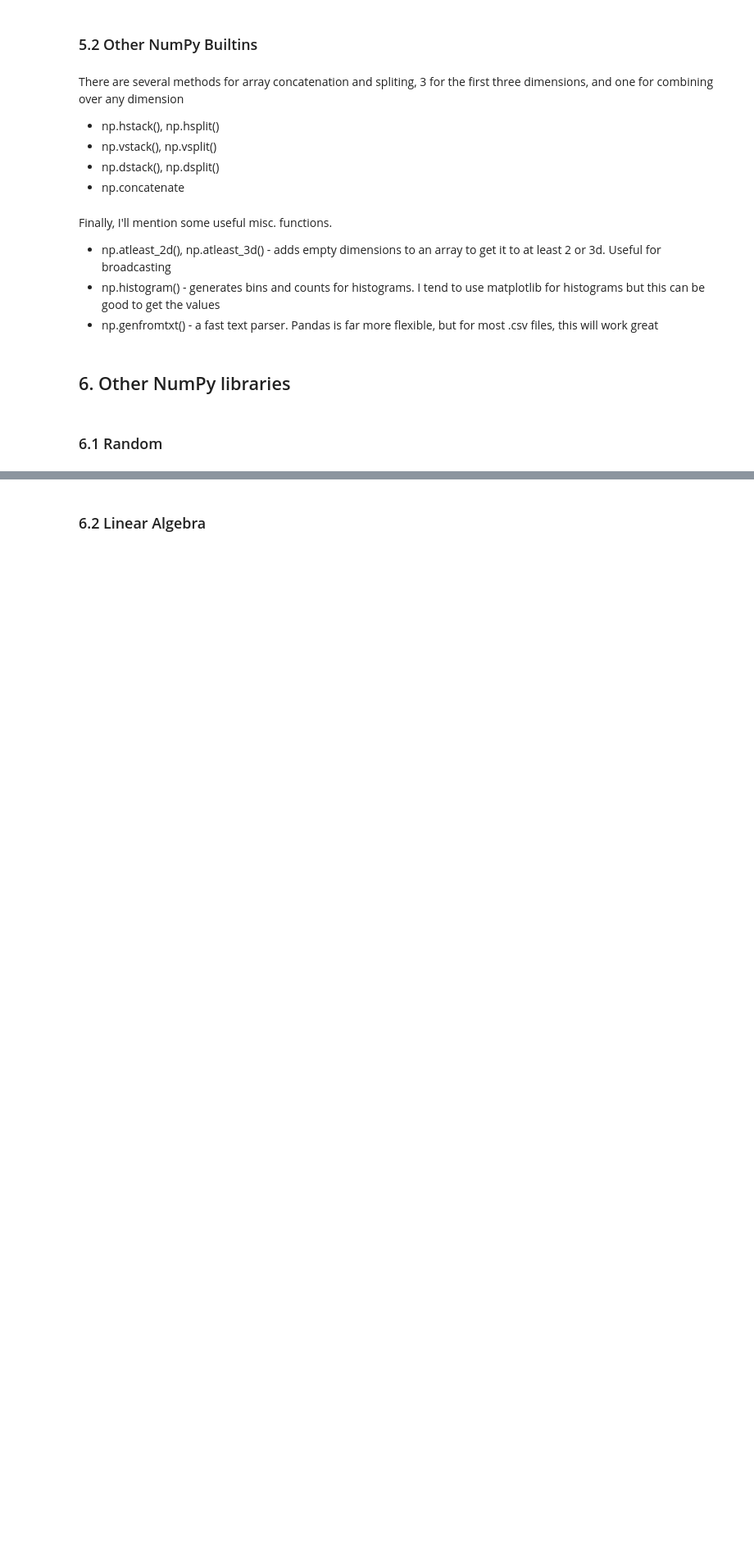
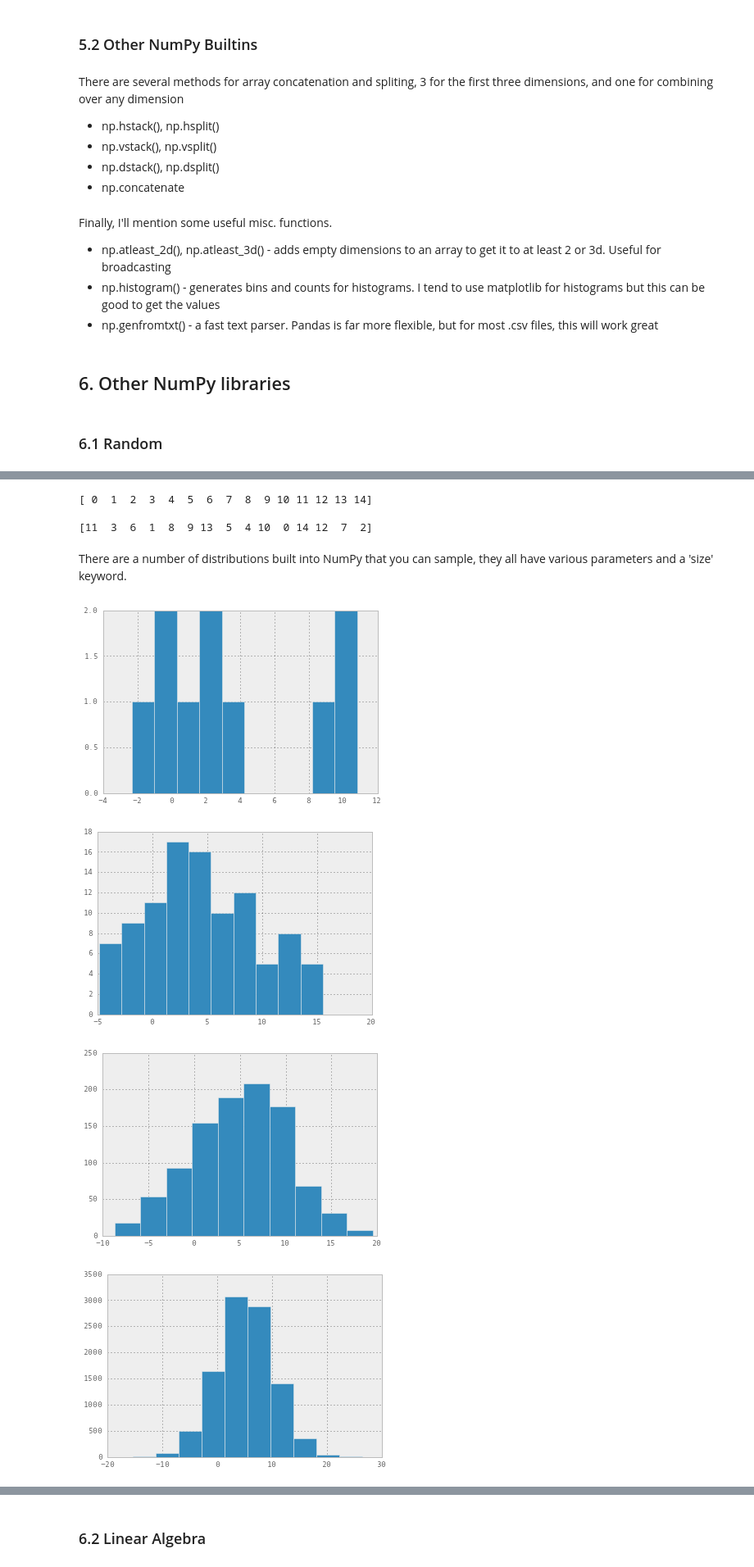
Before and after one commit to andrewgiessel/pydata_bos_2013_intro_to_numpy, a Jupyter notebook: Introduction To NumPy.ipynb, the cells around one changed output, grey strips where cells are left out. Shown at 82% size. Saved outputs shown, nothing was run; the diff lists cells and outputs as text; code cells hidden in the pictures; blank space fills up the shorter version.

Commit message:
np.random and np.linalg added

```diff
--- a/Introduction To NumPy.ipynb
+++ b/Introduction To NumPy.ipynb
@@ -716,0 +734,5 @@ plt.hist(x)
+# %%
+# np.random.seed()
+for i in range(10):
+    np.random.seed(0)
+    print np.random.random()
@@ -716,0 +750,8 @@ plt.hist(x)
+# %%
+# np.random.randint() is different- it returns a specified number of random integers in your specified interval
+for i in range(10):
+    print np.random.randint(0,7) # dice roll! (note that the high value is exclusive)  # randomintegers() is inclusive
+
+print
+# if you want a collection of them, you use the 'size' keyword
+print np.random.randint(0,7,10)
@@ -716,0 +773,22 @@ plt.hist(x)
+# %%
+asdf = np.arange(15)
+print asdf
+print
+np.random.shuffle(asdf)
+print asdf
+# %% [output]
+[ 0  1  2  3  4  5  6  7  8  9 10 11 12 13 14]
+
+[11  3  6  1  8  9 13  5  4 10  0 14 12  7  2]
+# %% [markdown]
+There are a number of distributions built into NumPy that you can sample, they all have various parameters and a 'size' keyword.
+# %%
+# np.random.normal() - takes mean, std, and # of samples
+for i in [10,100,1000,10000,100000]:
+    figure()
+    plt.hist(np.random.normal(5, 5, i))
+# %% [output]
+[figure, added]
+[figure, added]
+[figure, added]
+[figure, added]
```
Also changed, not shown: parts of 13 cells of this notebook.
